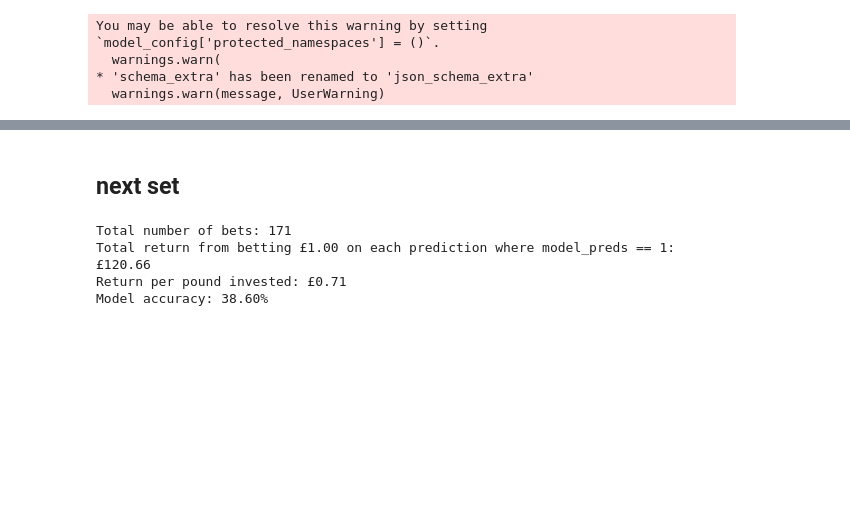
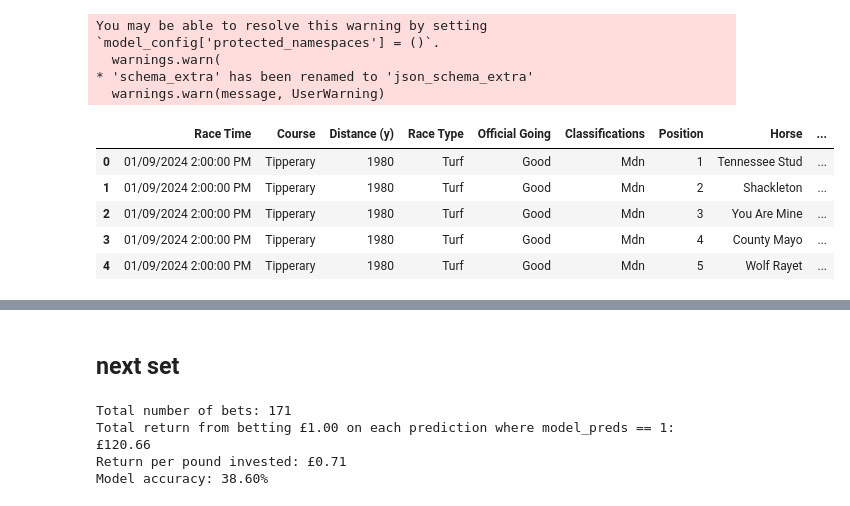
Before and after one commit to andrewbarwise/horse_trading, a Jupyter notebook: notebooks/main.ipynb, the cells around one changed output, grey strips where cells are left out. Drawn from its saved outputs; the diff is of its cells as text; code cells hidden in the pictures; blank space fills up the shorter version.

```diff
--- a/notebooks/main.ipynb
+++ b/notebooks/main.ipynb
@@ -40,3 +34,14 @@ data2 = pd.read_csv('../data/daily/2024_09_23_3.csv')
+# %%
+data = pd.read_csv('../data/raw_proform/2024_10_20.csv')
+# %%
+data.head(5)
+# %% [output]
+|  | Race Time | Course | Distance (y) | Race Type | Official Going | Classifications | Position | Horse | ... |
+| 0 | 01/09/2024 2:00:00 PM | Tipperary | 1980 | Turf | Good | Mdn | 1 | Tennessee Stud | ... |
+| 1 | 01/09/2024 2:00:00 PM | Tipperary | 1980 | Turf | Good | Mdn | 2 | Shackleton | ... |
+| 2 | 01/09/2024 2:00:00 PM | Tipperary | 1980 | Turf | Good | Mdn | 3 | You Are Mine | ... |
+| 3 | 01/09/2024 2:00:00 PM | Tipperary | 1980 | Turf | Good | Mdn | 4 | County Mayo | ... |
+| 4 | 01/09/2024 2:00:00 PM | Tipperary | 1980 | Turf | Good | Mdn | 5 | Wolf Rayet | ... |
 # %%
 def mass_transformation(data):
     bins = [800, 1000, 1200, 1400, 1600, 1800, 2000, 2200, 2400, 2600,
```
Also changed, not shown: parts of 8 cells of this notebook, 6 other files.
